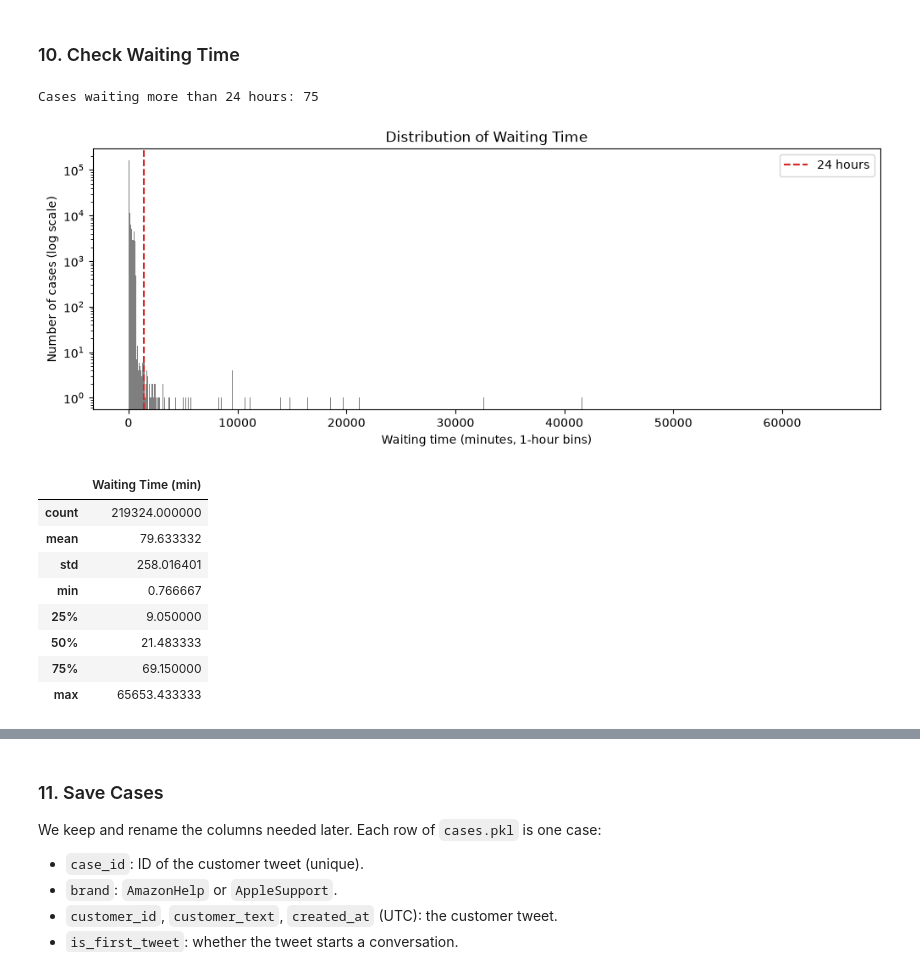
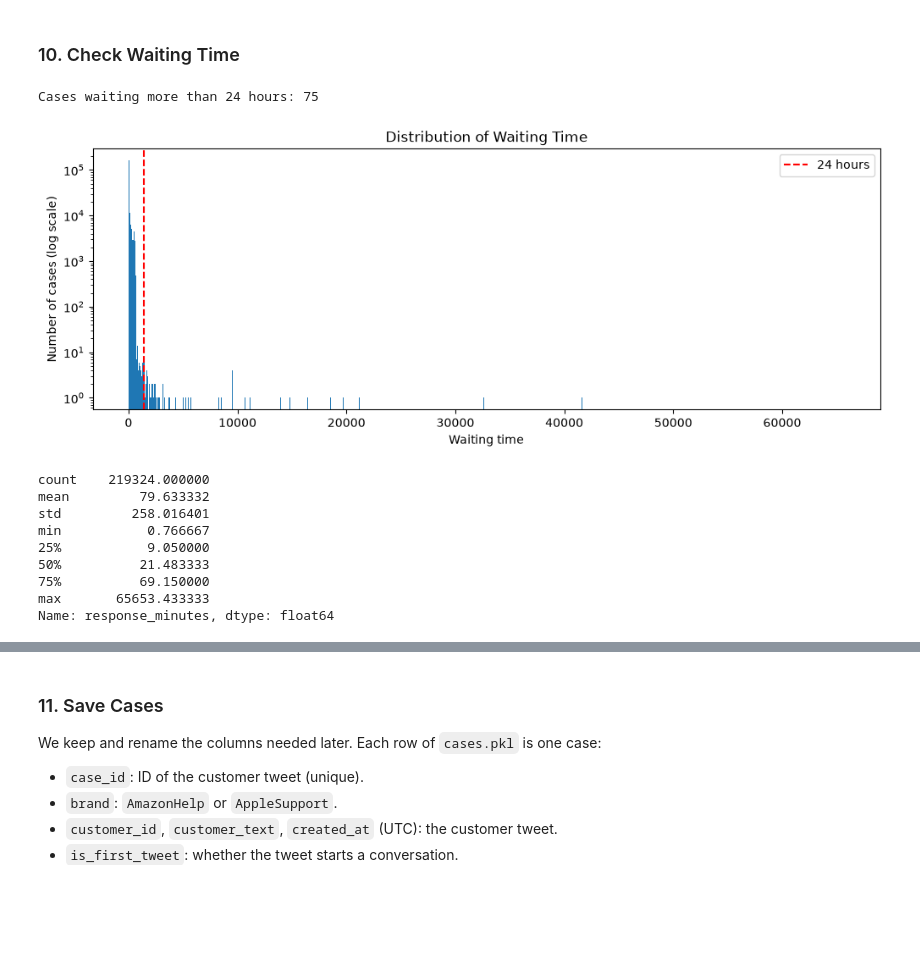
Before and after one commit to Shengyuan-Liu/CustomerSupportAnalysis, a Jupyter notebook: main.ipynb, the cells around one changed output, grey strips where cells are left out. Cells and saved outputs as stored; diff of their text form; code cells hidden in the pictures; blank space fills up the shorter version.

```diff
--- a/main.ipynb
+++ b/main.ipynb
@@ -403,30 +402,30 @@ Cases after keeping the first brand reply: 219324
 # %%
 print("Cases waiting more than 24 hours:", (cases["response_minutes"] > 24 * 60).sum())
 
 # Waiting time histogram with 1-hour bins
 plt.figure(figsize=(12, 4))
-plt.hist(cases["response_minutes"], bins=np.arange(0, cases["response_minutes"].max() + 60, 60), color="tab:gray")
-plt.axvline(24 * 60, color="tab:red", linestyle="--", label="24 hours")
+plt.hist(cases["response_minutes"], bins=np.arange(0, cases["response_minutes"].max() + 60, 60))
+plt.axvline(24 * 60, color="red", linestyle="--", label="24 hours")
 plt.yscale("log")
-plt.xlabel("Waiting time (minutes, 1-hour bins)")
+plt.xlabel("Waiting time")
 plt.ylabel("Number of cases (log scale)")
 plt.title("Distribution of Waiting Time")
 plt.legend()
 plt.show()
 
-pd.DataFrame({"Waiting Time (min)": cases["response_minutes"].describe()})
+cases["response_minutes"].describe()
 # %% [output]
 Cases waiting more than 24 hours: 75
-[figure, old version]
+[figure, new version]
-|  | Waiting Time (min) |
-| count | 219324.000000 |
-| mean | 79.633332 |
-| std | 258.016401 |
-| min | 0.766667 |
-| 25% | 9.050000 |
-| 50% | 21.483333 |
-| 75% | 69.150000 |
-| max | 65653.433333 |
+count    219324.000000
+mean         79.633332
+std         258.016401
+min           0.766667
+25%           9.050000
+50%          21.483333
+75%          69.150000
+max       65653.433333
+Name: response_minutes, dtype: float64
 # %% [markdown]
 Most cases get a reply within a few hours. Only 75 cases (about 0.03%) wait more than 24 hours, in a long tail up to about 45 days. We remove:
 - cases that wait more than 24 hours, which are unlikely to be a normal first response;
```
Also changed, not shown: parts of 16 cells of this notebook, 1 other file.
